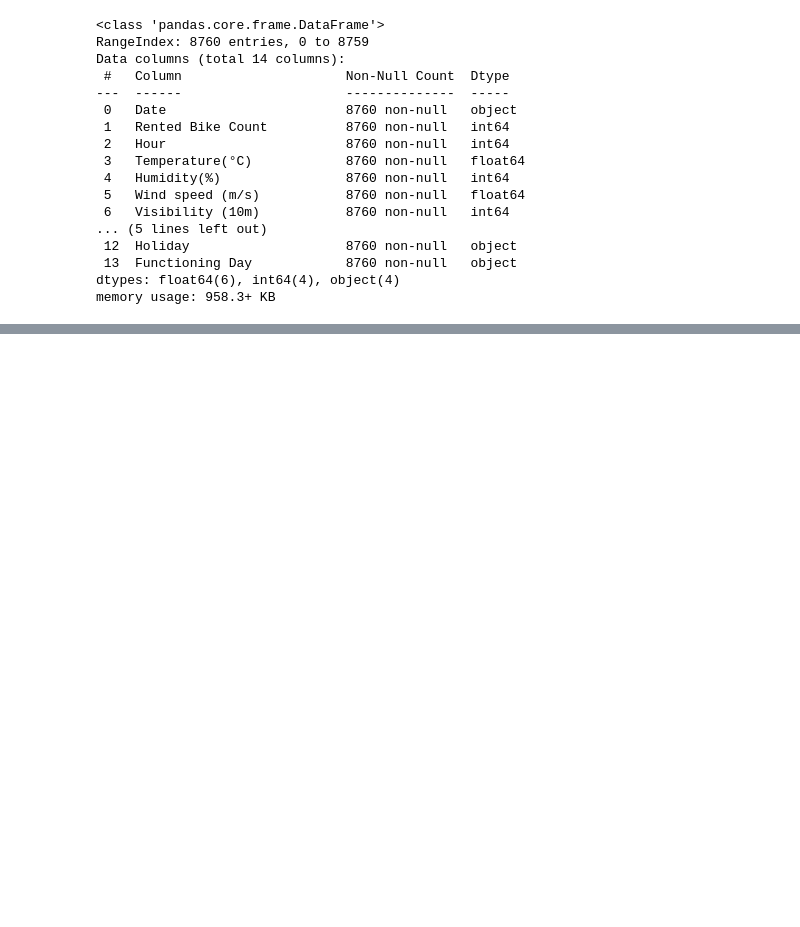
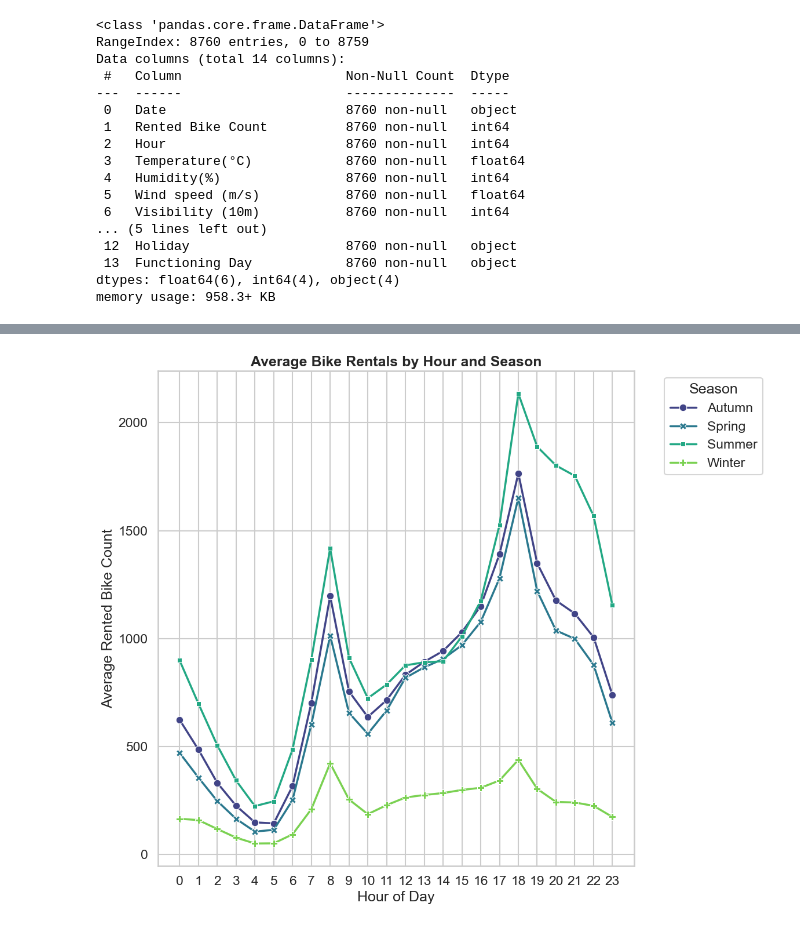
Before and after one commit to phyyl673/d100_d400_code_1149Z, a Jupyter notebook: notebooks/eda_cleaning.ipynb, the cells around one changed output, grey strips where cells are left out. Cells and saved outputs as stored; diff of their text form; code cells hidden in the pictures; blank space fills up the shorter version.

```diff
--- a/notebooks/eda_cleaning.ipynb
+++ b/notebooks/eda_cleaning.ipynb
@@ -139,0 +175,7 @@ memory usage: 779.0 KB
+# %%
+from bike_demand.plotting import plot_hourly_trend_by_season
+
+plot_hourly_trend_by_season(df_clean)
+plt.show()
+# %% [output]
+[figure, added]
```
Also changed, not shown: parts of 36 cells of this notebook, 26 other files.
